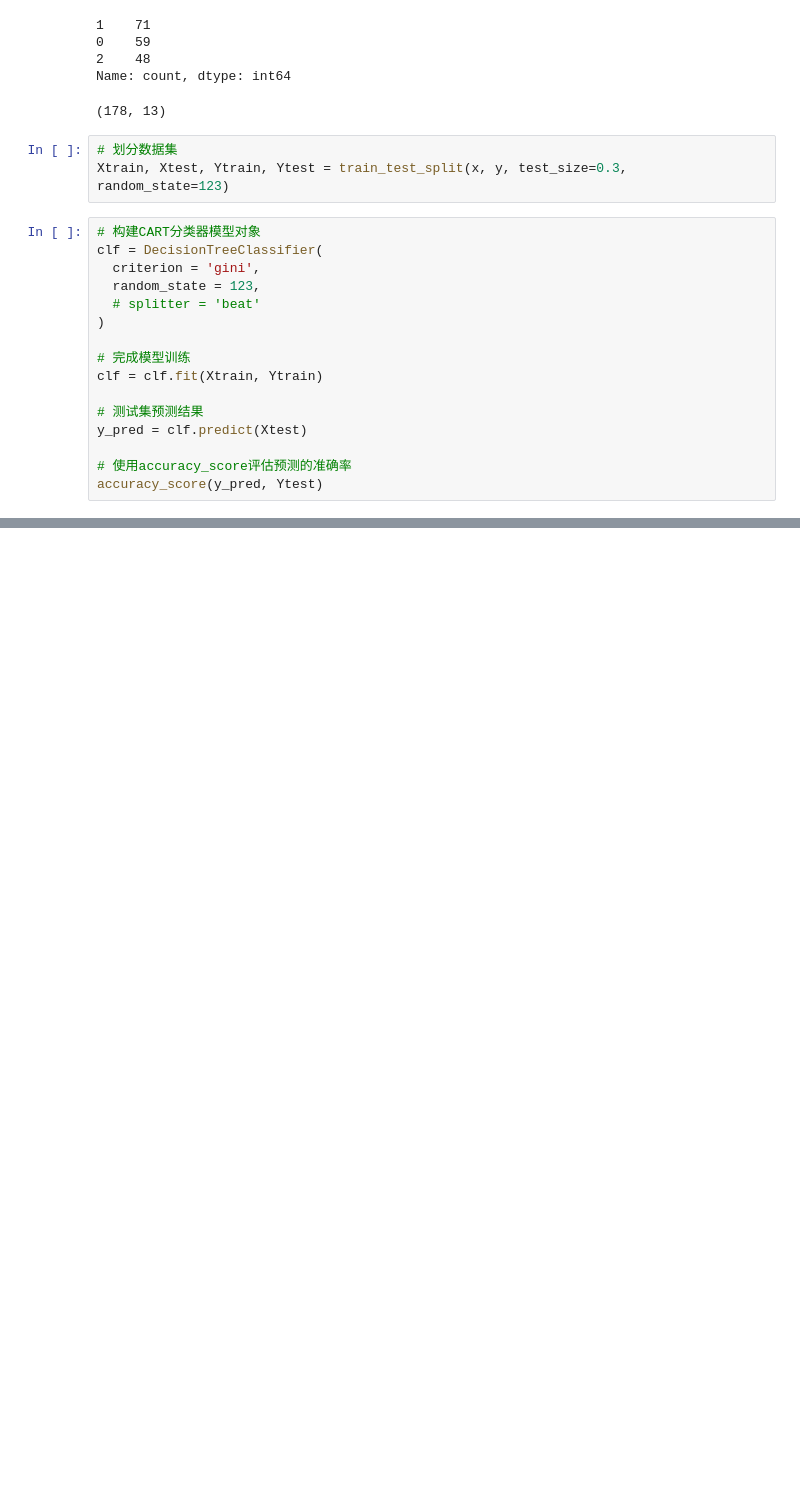
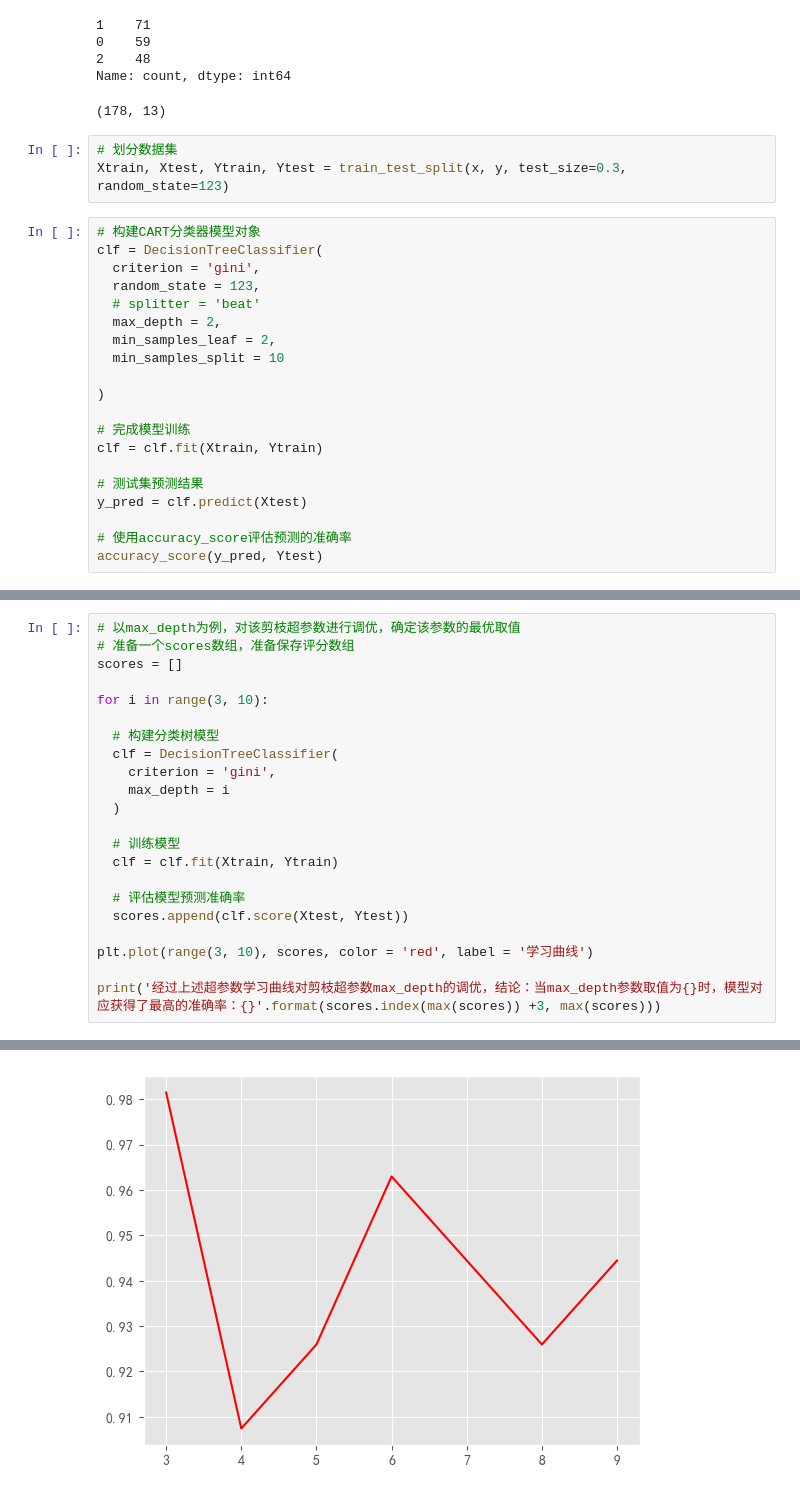
Before and after one commit to SsSzZzLl/Learning_Notes, a Jupyter notebook: Machine_Learning/DEMO07_DECISION_TREE_CLASSIFIER_FOR_SKLEARN_DATA.ipynb, the cells around one changed output, grey strips where cells are left out. Cells and saved outputs as stored; diff of their text form; blank space fills up the shorter version.

```diff
--- a/Machine_Learning/DEMO07_DECISION_TREE_CLASSIFIER_FOR_SKLEARN_DATA.ipynb
+++ b/Machine_Learning/DEMO07_DECISION_TREE_CLASSIFIER_FOR_SKLEARN_DATA.ipynb
@@ -69,6 +69,10 @@ clf = DecisionTreeClassifier(
   criterion = 'gini',
   random_state = 123,
   # splitter = 'beat'
+  max_depth = 2,
+  min_samples_leaf = 2,
+  min_samples_split = 10
+
 )
 
 # 完成模型训练
@@ -149,0 +153,23 @@ clf.score(Xtest, Ytest)
+# %%
+# 以max_depth为例，对该剪枝超参数进行调优，确定该参数的最优取值
+# 准备一个scores数组，准备保存评分数组
+scores = []
+
+for i in range(3, 10):
+
+  # 构建分类树模型
+  clf = DecisionTreeClassifier(
+    criterion = 'gini',
+    max_depth = i
+  )
+
+  # 训练模型
+  clf = clf.fit(Xtrain, Ytrain)
+
+  # 评估模型预测准确率
+  scores.append(clf.score(Xtest, Ytest))
+
+plt.plot(range(3, 10), scores, color = 'red', label = '学习曲线')
+
+print('经过上述超参数学习曲线对剪枝超参数max_depth的调优，结论：当max_depth参数取值为{}时，模型对应获得了最高的准确率：{}'.format(scores.index(max(scores)) +3, max(scores)))
+# %% [output]
@@ -149,0 +178 @@ clf.score(Xtest, Ytest)
+[figure, added]
```
Also changed, not shown: parts of 10 cells of this notebook, 8 other files.
